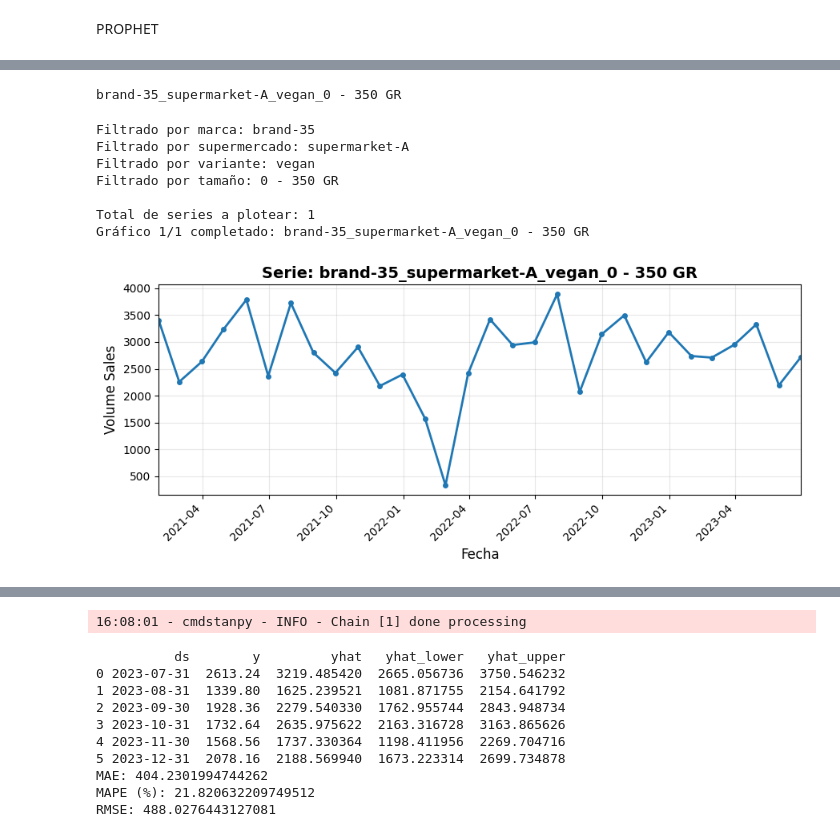
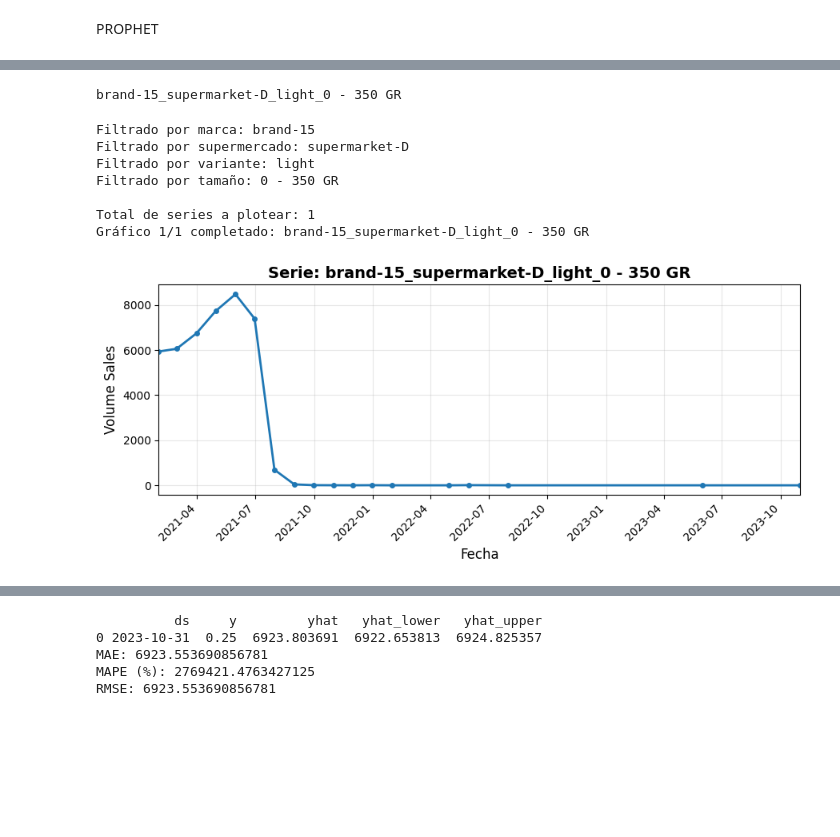
Before and after one commit to oscarjibou/BT-DataAnalysis, a Jupyter notebook: final_version_TFG/5_Prophet.ipynb, the cells around one changed output, grey strips where cells are left out. Drawn from its saved outputs; the diff is of its cells as text; code cells hidden in the pictures; blank space fills up the shorter version.

```diff
--- a/final_version_TFG/5_Prophet.ipynb
+++ b/final_version_TFG/5_Prophet.ipynb
@@ -20,6 +20,10 @@ sa = SalesAnalysis(raw_data)
     y_test_boxcox,
     boxcox_transformation_info,
 ) = run_preprocessing(ARIMA_model=False)
+
+data = data[
+    data["brand"].isin(["brand-35", "brand-14", "brand-15"])
+] # Filtramos las 3 brands principales únicamente
 # %% [markdown]
 PROPHET
 # %%
@@ -122,25 +161,29 @@ def prepare_data_prophet(df_one_series):
     return df
 # %%
 # serie_example = test_data["series_id"].iloc[40]
-# serie_example = "brand-14_supermarket-A_vegan_351 - 500 GR"
-serie_example = "brand-35_supermarket-A_vegan_0 - 350 GR"
+brand_example = "brand-15"
+supermarket_example = "supermarket-D"
+variant_example = "light"
+pack_size_example = "0 - 350 GR"
+
+serie_example = f"{brand_example}_{supermarket_example}_{variant_example}_{pack_size_example}"
+# serie_example = "brand-35_supermarket-A_vegan_0 - 350 GR"
 print(serie_example)
+
 train_series = train_data[train_data["series_id"] == serie_example]
+data_series = data[data["series_id"] == serie_example]
 # %% [output]
-brand-35_supermarket-A_vegan_0 - 350 GR
+brand-15_supermarket-D_light_0 - 350 GR
 # %%
 # ----------------------------------------------------------------------------
-import sys
-
-sys.path.append("../new_models")
-from plot_every_series import plot_every_series
+from new_models.plot_every_series import plot_every_series
 
 plot_every_series(
-    train_series,
-    filter_brand="brand-35",
-    filter_supermarket="supermarket-A",
-    filter_variant="vegan",
-    filter_pack_size="0 - 350 GR",
+    data_series,
+    filter_brand=brand_example,
+    filter_supermarket=supermarket_example,
+    filter_variant=variant_example,
+    filter_pack_size=pack_size_example,
 )
 
 # ----------------------------------------------------------------------------
@@ -153,6 +196,10 @@ df_test = prepare_data_prophet(test_series)
 
 df_train = df_train.dropna(subset=["y"]).copy()
 
+# Validar que hay suficientes datos para Prophet (mínimo 2 filas no-NaN)
+if len(df_train) < 2:
+    raise ValueError(f"Datos insuficientes para entrenar Prophet. Solo hay {len(df_train)} filas válidas después de eliminar NaN. Se requieren al menos 2 filas.")
+
 # Crear modelo Prophet
 model = Prophet(
     # yearly_seasonality=20,
@@ -162,12 +209,12 @@ model = Prophet(
     daily_seasonality=False,
     seasonality_mode="multiplicative", #TODO: funciona con tranformación de logaritmo, el additivo no funciona con esto
     # seasonality_mode="additive",
-    changepoint_prior_scale=0.05,
-    seasonality_prior_scale=1,
+    # changepoint_prior_scale=0.05,
+    # changepoint_range=0.5,
+    # seasonality_prior_scale=1,
     # interval_width=0.80,
     # changepoints=None,
     # mcmc_samples=0,
-    # changepoint_range=1,
 )
 
 # price_mean = df_train["price"].mean()
@@ -205,35 +252,35 @@ def mae(y_true, y_pred):
     y_true = np.asarray(y_true)
     y_pred = np.asarray(y_pred)
     mask = ~np.isnan(y_true) & ~np.isnan(y_pred)
     return np.mean(np.abs(y_true[mask] - y_pred[mask]))
 
 
 def rmse(y_true, y_pred):
     y_true = np.asarray(y_true)
     y_pred = np.asarray(y_pred)
     mask = ~np.isnan(y_true) & ~np.isnan(y_pred)
     return np.sqrt(np.mean((y_true[mask] - y_pred[mask]) ** 2))
 
 def mape(y_true, y_pred):
     y_true = np.asarray(y_true)
     y_pred = np.asarray(y_pred)
     mask = ~np.isnan(y_true) & ~np.isnan(y_pred) & (y_true != 0)
     return np.mean(np.abs((y_true[mask] - y_pred[mask]) / y_true[mask])) * 100
 
 print("MAE:", mae(pred_df["y"], pred_df["yhat"]))
 print("MAPE (%):", mape(pred_df["y"], pred_df["yhat"]))
 print("RMSE:", rmse(pred_df["y"], pred_df["yhat"]))
 
 # # Evaluar en escala log (más justo)
 # # forecast no tiene columna 'y', así que usamos los reales de test transformados a log
 # mae_log = mae(np.log1p(df_test["y"]), np.log1p(forecast["yhat"]))
 # print(f"MAE en escala log: {mae_log}")
 # %% [output]
-Filtrado por marca: brand-35
-Filtrado por supermercado: supermarket-A
-Filtrado por variante: vegan
+Filtrado por marca: brand-15
+Filtrado por supermercado: supermarket-D
+Filtrado por variante: light
 Filtrado por tamaño: 0 - 350 GR
 
 Total de series a plotear: 1
-Gráfico 1/1 completado: brand-35_supermarket-A_vegan_0 - 350 GR
+Gráfico 1/1 completado: brand-15_supermarket-D_light_0 - 350 GR
-[figure, old version]
+[figure, new version]
@@ -242,12 +290,6 @@ Gráfico 1/1 completado: brand-35_supermarket-A_vegan_0 - 350 GR
-16:08:01 - cmdstanpy - INFO - Chain [1] done processing
+          ds     y         yhat   yhat_lower   yhat_upper
+0 2023-10-31  0.25  6923.803691  6922.653813  6924.825357
+MAE: 6923.553690856781
+MAPE (%): 2769421.4763427125
+RMSE: 6923.553690856781
-          ds        y         yhat   yhat_lower   yhat_upper
-0 2023-07-31  2613.24  3219.485420  2665.056736  3750.546232
-1 2023-08-31  1339.80  1625.239521  1081.871755  2154.641792
-2 2023-09-30  1928.36  2279.540330  1762.955744  2843.948734
-3 2023-10-31  1732.64  2635.975622  2163.316728  3163.865626
-4 2023-11-30  1568.56  1737.330364  1198.411956  2269.704716
-5 2023-12-31  2078.16  2188.569940  1673.223314  2699.734878
-MAE: 404.2301994744262
-MAPE (%): 21.820632209749512
-RMSE: 488.0276443127081
 # %%
```
Also changed, not shown: parts of 7 cells of this notebook.
